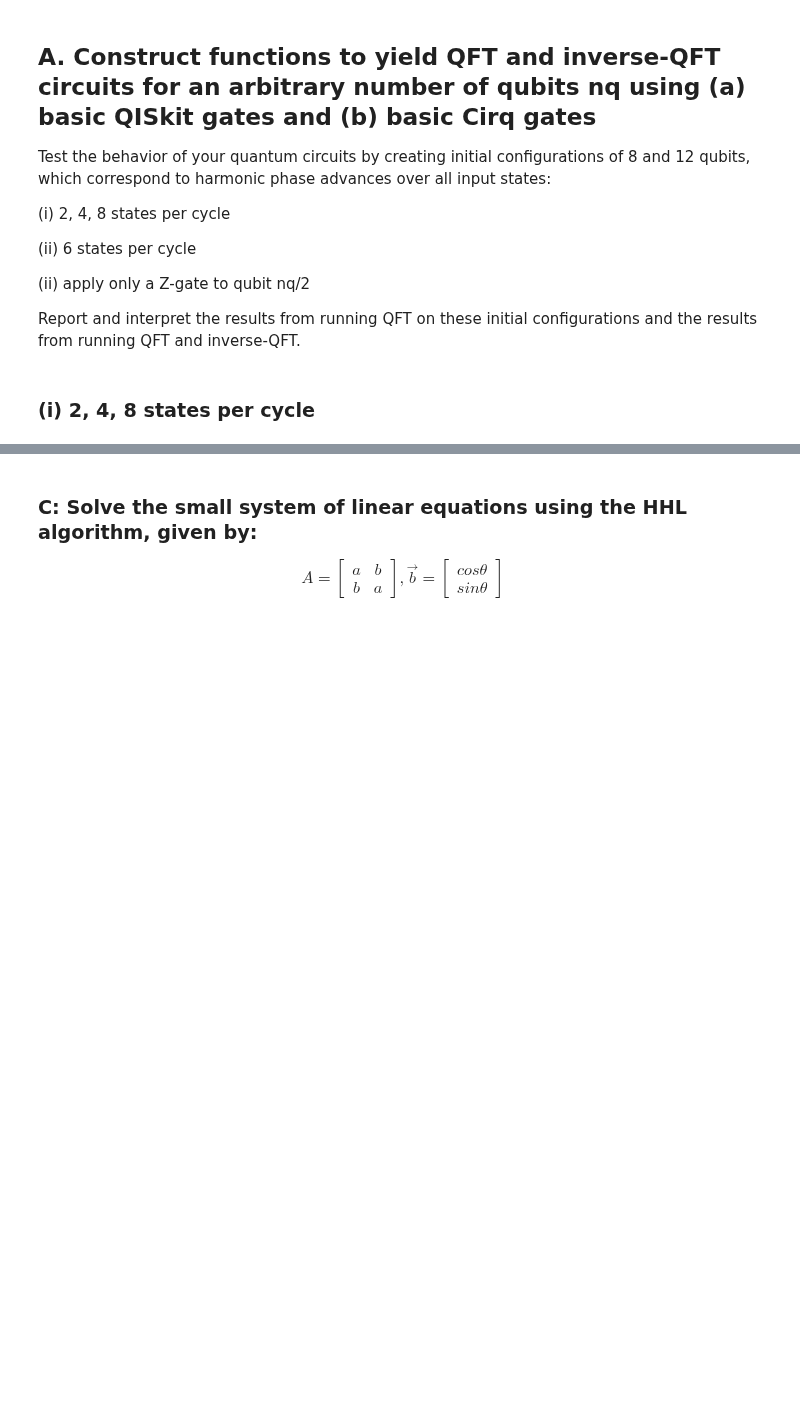
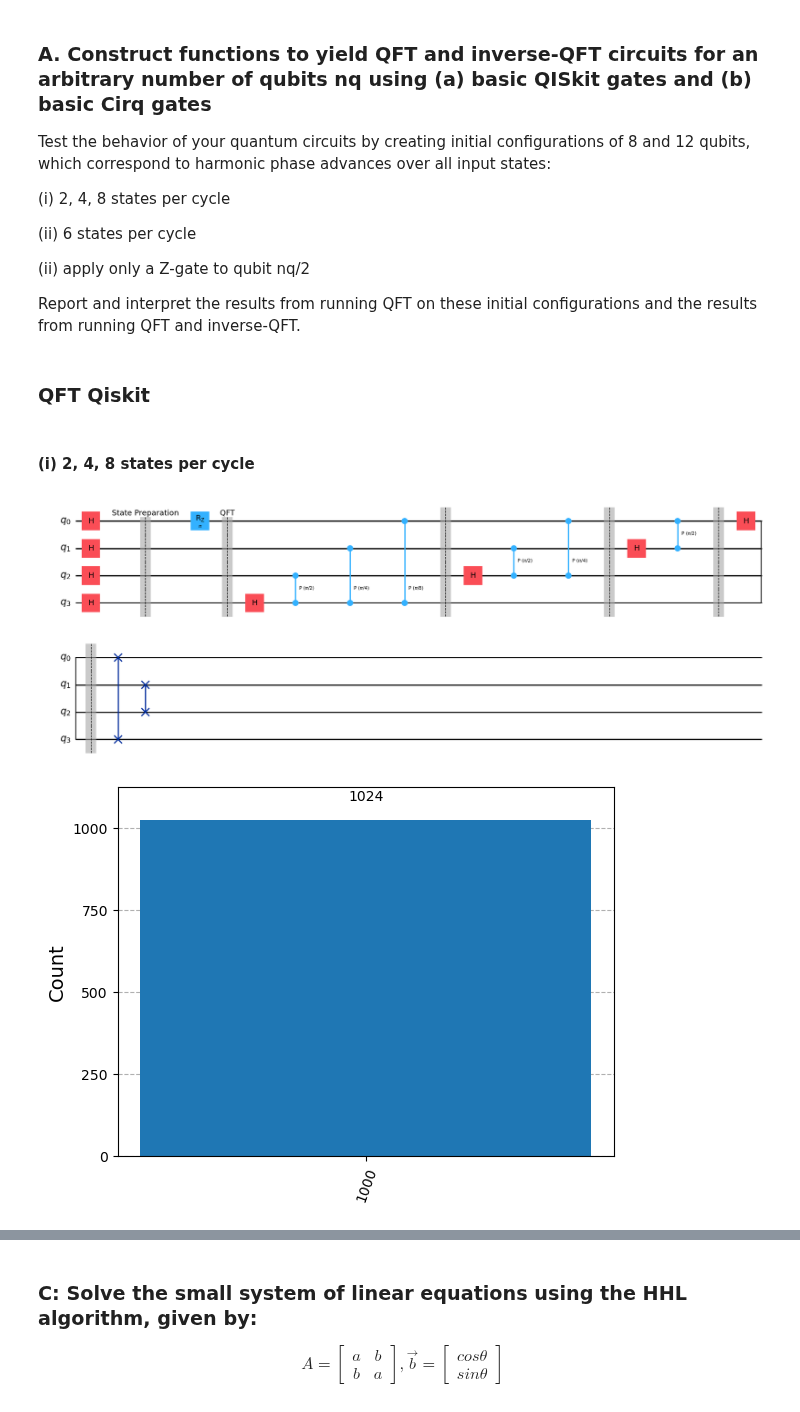
Before and after one commit to elijahkin/amsc698k, a Jupyter notebook: hw5/hw5.ipynb, the cells around one changed output, grey strips where cells are left out. Cells and saved outputs as stored; diff of their text form; code cells hidden in the pictures; blank space fills up the shorter version.

```diff
--- a/hw5/hw5.ipynb
+++ b/hw5/hw5.ipynb
@@ -3,5 +6,5 @@ import qiskit
 # %% [markdown]
-## A. Construct functions to yield QFT and inverse-QFT circuits for an arbitrary number of qubits nq using (a) basic QISkit gates and (b) basic Cirq gates
+### A. Construct functions to yield QFT and inverse-QFT circuits for an arbitrary number of qubits nq using (a) basic QISkit gates and (b) basic Cirq gates
 
 Test the behavior of your quantum circuits by creating initial configurations of 8 and 12 qubits, which correspond to harmonic phase advances over all input states:
 
@@ -12,3 +15,5 @@ Test the behavior of your quantum circuits by creating initial configurations of
 (ii) apply only a Z-gate to qubit nq/2
 
 Report and interpret the results from running QFT on these initial configurations and the results from running QFT and inverse-QFT.
+# %% [markdown]
+### QFT Qiskit
@@ -15,3 +139,26 @@ Report and interpret the results from running QFT on these initial configuration
 # %% [markdown]
-### (i) 2, 4, 8 states per cycle
+#### (i) 2, 4, 8 states per cycle
+# %%
+from qiskit import QuantumCircuit
+from qiskit_aer import Aer
+from qiskit.visualization import plot_histogram
+
+# Set up the 4 qubit register with harmonic oscillator basis states
+
+nqubits = 4
+qc_qft = QuantumCircuit(nqubits)
+qc_qft.h(list(range(nqubits)))
+
+qc_qft.barrier(label = "State Preparation")
+qc_qft.rz(np.pi,0)
+
+qc_qft.barrier(label = "QFT")
+qc_qft = QFTqiskit(qc_qft, with_swaps=True)
+display(qc_qft.draw('mpl', plot_barriers=True))
+qc_qft.measure_all()
+counts = Aer.get_backend('qasm_simulator').run(qc_qft).result().get_counts()
+plot_histogram(counts)
+# %% [output]
+[figure, added]
+[figure, added]
 # %% [markdown]
```
Also changed, not shown: parts of 11 cells of this notebook.
